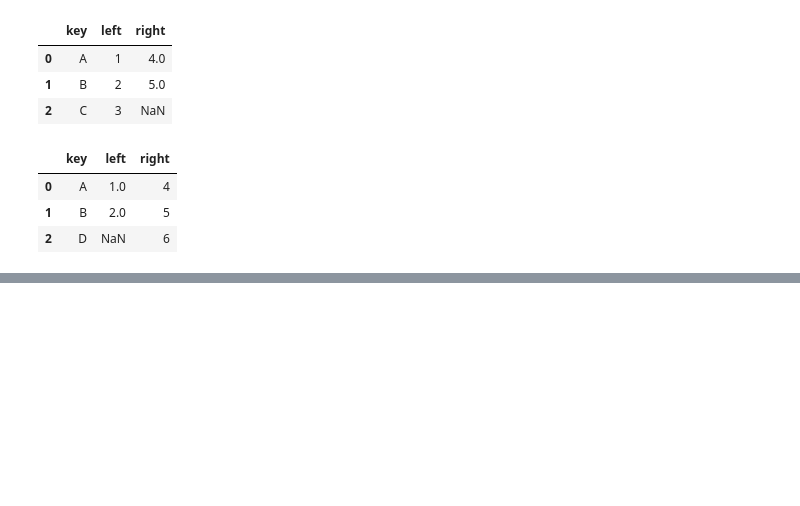
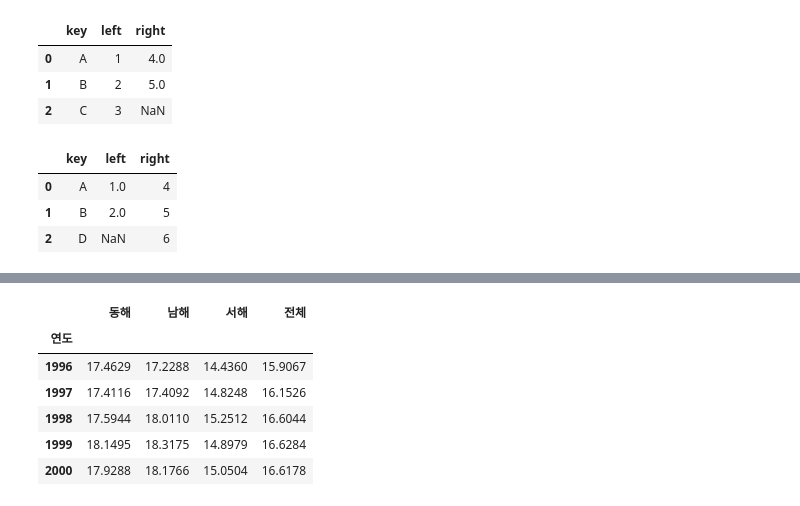
Before and after one commit to less927/python_basic, a Jupyter notebook: 데이터 분석 패키지.ipynb, the cells around one changed output, grey strips where cells are left out. Cells and saved outputs as stored; diff of their text form; code cells hidden in the pictures; blank space fills up the shorter version.

```diff
--- a/데이터 분석 패키지.ipynb
+++ b/데이터 분석 패키지.ipynb
@@ -1070,0 +1131,10 @@ df_left.merge(df_right_
+# %%
+pd.read_csv("H:/code/python basic/python_basic/data/sea_rain1.csv", index_col='연도')
+# %% [output]
+|  | 동해 | 남해 | 서해 | 전체 |
+| 연도 |  |  |  |  |
+| 1996 | 17.4629 | 17.2288 | 14.4360 | 15.9067 |
+| 1997 | 17.4116 | 17.4092 | 14.8248 | 16.1526 |
+| 1998 | 17.5944 | 18.0110 | 15.2512 | 16.6044 |
+| 1999 | 18.1495 | 18.3175 | 14.8979 | 16.6284 |
+| 2000 | 17.9288 | 18.1766 | 15.0504 | 16.6178 |
```
Also changed, not shown: parts of 18 cells of this notebook.
